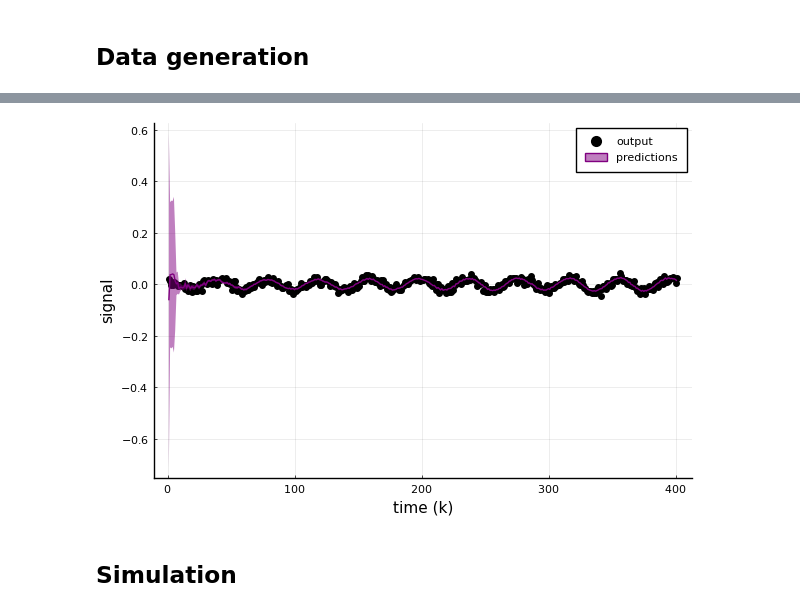
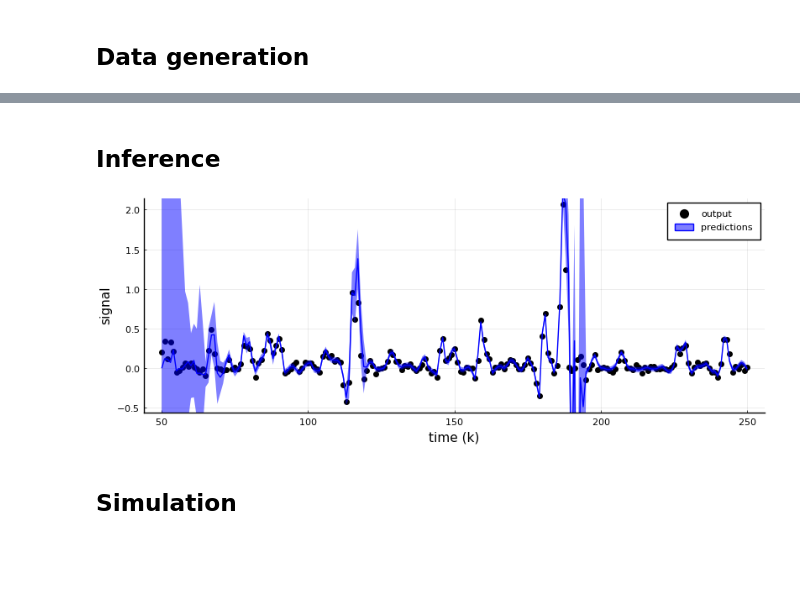
Before and after one commit to biaslab/nsi-silverbox, a Jupyter notebook: experiments-verification/experiment-NARMAX.ipynb, the cells around one changed output, grey strips where cells are left out. Drawn from its saved outputs; the diff is of its cells as text; code cells hidden in the pictures; blank space fills up the shorter version.

Commit message:
Added multi-frequency input signal generation

```diff
--- a/experiments-verification/experiment-NARMAX.ipynb
+++ b/experiments-verification/experiment-NARMAX.ipynb
@@ -126,21 +140,23 @@ eval(Meta.parse(source_code));
+# %% [markdown]
+## Inference
 # %%
 # Preallocate parameter arrays
-params_θ = (zeros(T_trn,M), zeros(T_trn,M,M))
-params_τ = (zeros(T_trn,1), zeros(T_trn,1))
+params_θ = (zeros(ts-tt+1,N_m), zeros(ts-tt+1,N_m,N_m))
+params_τ = (zeros(ts-tt+1,1), zeros(ts-tt+1,1))
 
 # Initialize priors
-θ_k = (.2 .*ones(M,), 10 .*Matrix{Float64}(I, M, M))
-τ_k = (1e4, 1e0)
+θ_k = (zeros(N_m,), 10 .*Matrix{Float64}(I,N_m,N_m))
+τ_k = (1e2, 1e-1)
 
 # Initialize marginals
 marginals = Dict(:θ => ProbabilityDistribution(Multivariate, GaussianMeanVariance, m=θ_k[1], v=θ_k[2]),
                  :τ => ProbabilityDistribution(Univariate, Gamma, a=τ_k[1], b=τ_k[2]))
 
 # Keep track of residuals
-predictions = (zeros(T,), zeros(T,))
+predictions_FEM = (zeros(T,), zeros(T,))
 residuals = zeros(T,)
 
-@showprogress for k in ix_trn
+@showprogress for (ii,k) in enumerate(tt:ts)
 
     # Update history vectors
     x_kmin1 = output[k-1:-1:k-M1]
@@ -149,11 +165,11 @@ residuals = zeros(T,)
     ϕx = ϕ([x_kmin1; input[k]; z_kmin1; r_kmin1])
 
     # Predictions
-    predictions[1][k] = θ_k[1]'*ϕx
-    predictions[2][k] = ϕx'*θ_k[2]'*ϕx
+    predictions_FEM[1][k] = θ_k[1]'*ϕx
+    predictions_FEM[2][k] = ϕx'*θ_k[2]'*ϕx + inv(τ_k[1]/τ_k[2])
 
     # Compute prediction error
-    residuals[k] = output[k] - predictions[1][k]
+    residuals[k] = output[k] - predictions_FEM[1][k]
 
     # Set data
     data = Dict(:y_k => output[k],
@@ -177,22 +193,21 @@ residuals = zeros(T,)
     τ_k = (marginals[:τ].params[:a], marginals[:τ].params[:b])
 
     # Store params
-    params_θ[1][k-ix_trn[1]+1,:] = θ_k[1]
-    params_θ[2][k-ix_trn[1]+1,:,:] = θ_k[2]
-    params_τ[1][k-ix_trn[1]+1] = τ_k[1]
-    params_τ[2][k-ix_trn[1]+1] = τ_k[2]
+    params_θ[1][ii,:] = θ_k[1]
+    params_θ[2][ii,:,:] = θ_k[2]
+    params_τ[1][ii] = τ_k[1]
+    params_τ[2][ii] = τ_k[2]
 
 end
 # %%
-if T > 500
-    scatter(output[ix_trn[1]:500], color="black", label="output", xlabel="time (k)", ylabel="signal")
-    plot!(predictions[1][ix_trn[1]:500], ribbon=[sqrt.(predictions[2][ix_trn[1]:end]), sqrt.(predictions[2][ix_trn[1]:end])], color="purple", label="predictions")
+if (ts-tt) > 300
+    scatter(tt:tt+300, output[tt:tt+300], color="black", label="output", xlabel="time (k)", ylabel="signal", ylims=ylims, size=(800,300))
+    plot!(tt:tt+300, predictions_FEM[1][tt:tt+300], ribbon=[sqrt.(predictions_FEM[2][tt:tt+300]), sqrt.(predictions_FEM[2][tt:tt+300])], color="blue", label="predictions")
 else
-    tt = 10
-    scatter(output[ix_trn[1]:tt:ix_trn[end]], color="black", label="output", xlabel="time (k)", ylabel="signal")
-    plot!(predictions[1][ix_trn[1]:tt:ix_trn[end]], ribbon=[sqrt.(predictions[2][ix_trn[1]:tt:ix_trn[end]]), sqrt.(predictions[2][ix_trn[1]:tt:ix_trn[end]])], color="purple", label="predictions")
+    scatter(tt:ts, output[tt:ts], color="black", label="output", xlabel="time (k)", ylabel="signal", ylims=ylims, size=(800,300))
+    plot!(tt:ts, predictions_FEM[1][tt:ts], ribbon=[sqrt.(predictions_FEM[2][tt:ts]), sqrt.(predictions_FEM[2][tt:ts])], color="blue", label="predictions")
 end
 # %% [output]
-[figure, old version]
+[figure, new version]
 # %% [markdown]
 ## Simulation
```
Also changed, not shown: parts of 35 cells of this notebook, 3 other files.
